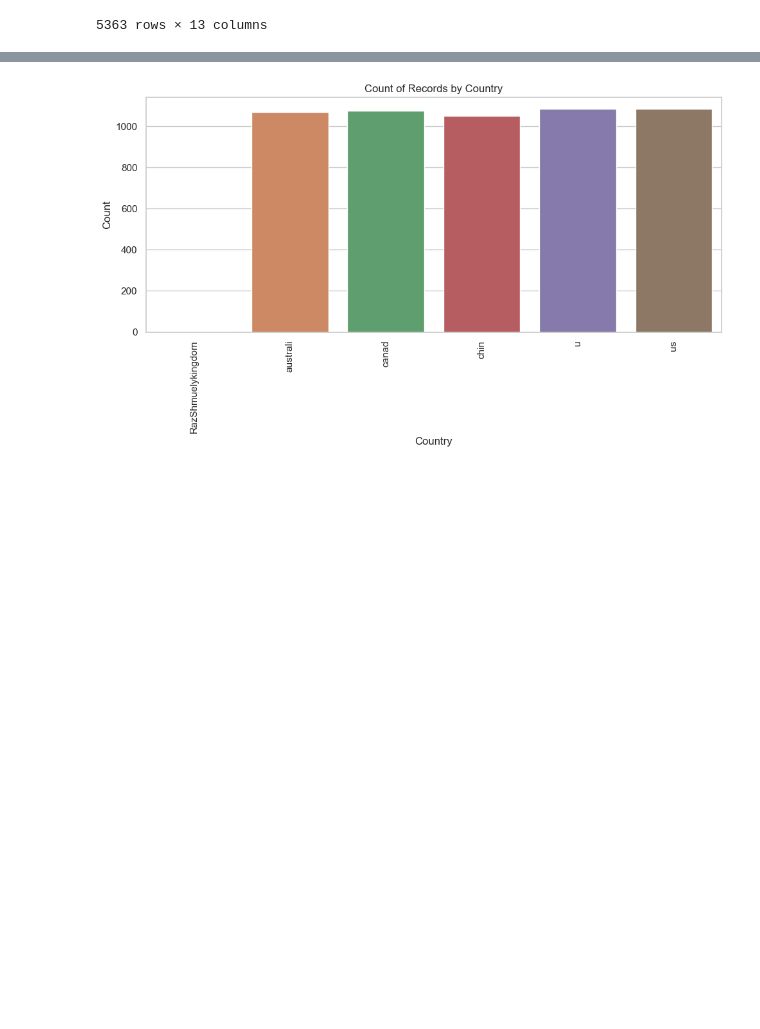
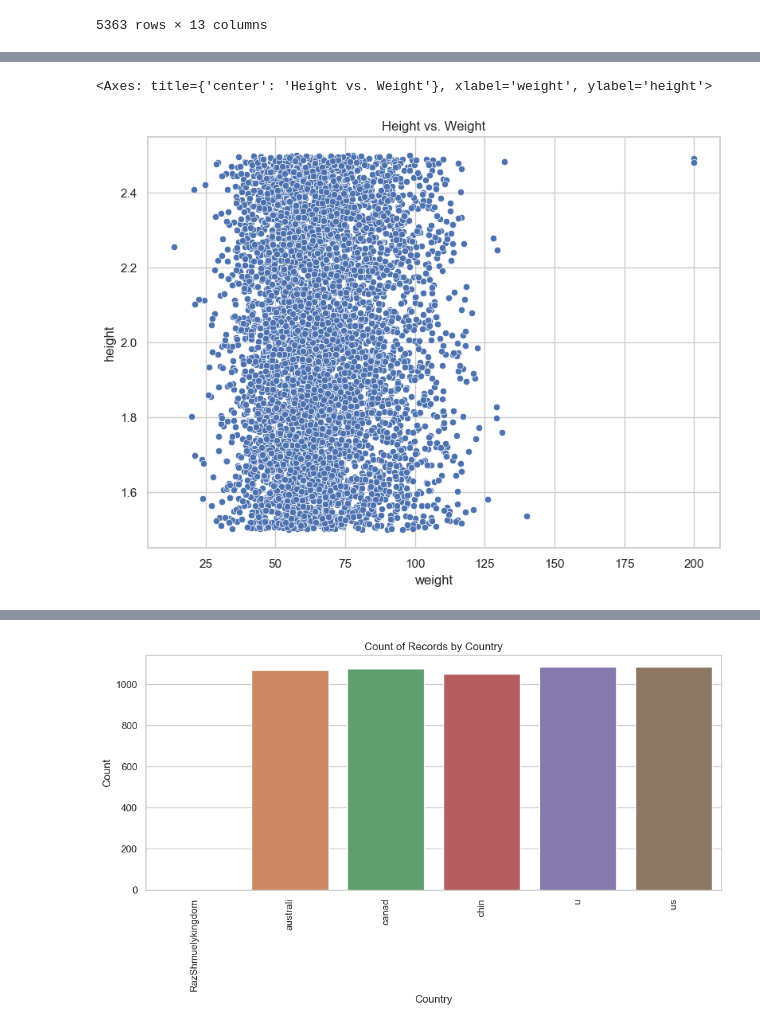
Before and after one commit to Saarle/Regression-Project, a Jupyter notebook: Regression_Project_.ipynb, the cells around one changed output, grey strips where cells are left out. Drawn from its saved outputs; the diff is of its cells as text; code cells hidden in the pictures; blank space fills up the shorter version.

```diff
--- a/Regression_Project_.ipynb
+++ b/Regression_Project_.ipynb
@@ -84,0 +91,8 @@ data.sort_values(by='id')
+# %%
+plt.figure(figsize=(8, 6))
+plt.title('Height vs. Weight')
+plt.tight_layout()
+sns.scatterplot(data,x= 'weight' , y = 'height')
+# %% [output]
+<Axes: title={'center': 'Height vs. Weight'}, xlabel='weight', ylabel='height'>
+[figure, added]
```
Also changed, not shown: parts of 15 cells of this notebook.
